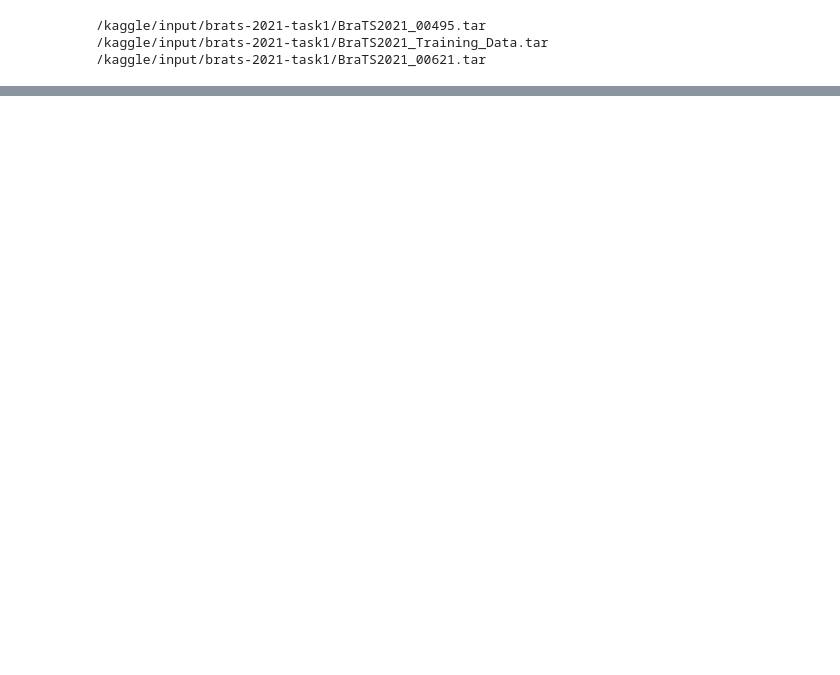
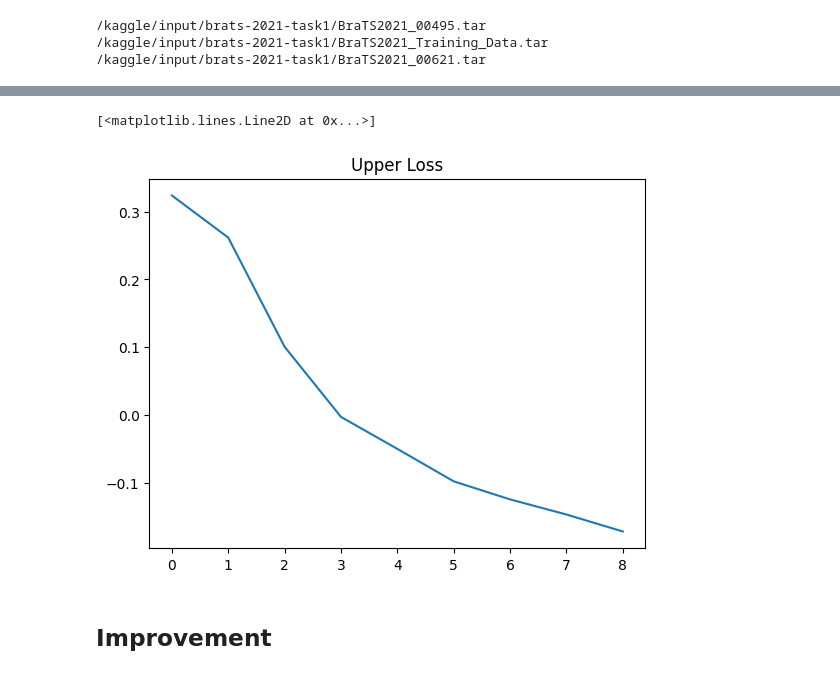
Before and after one commit to vrs-darkness/Triad-Net, a Jupyter notebook: triadnet.ipynb, the cells around one changed output, grey strips where cells are left out. Cells and saved outputs as stored; diff of their text form; code cells hidden in the pictures; blank space fills up the shorter version.

```diff
--- a/triadnet.ipynb
+++ b/triadnet.ipynb
@@ -154,7 +156,7 @@ def Model_main(inp_shape,K):
     X2 = Conv3D(32,K,padding='same')(X2)
     X2 = GroupNormalization(groups=32,axis=-1)(X2)
     X2 = Activation('relu')(X2)
-    X3 = MaxPooling3D(2)(X3)
+    X3 = MaxPooling3D(2)(X2)
     # Block 2
     X3 = Conv3D(64,K,padding='same')(X3)
     X3 = GroupNormalization(groups=64,axis=-1)(X3)
@@ -236,7 +273,7 @@ for layers in Main.layers:
     layers.trainable = 'false'
 # %%
 Branch_lower = Branch()
-model_lower_main  = Sequential([Main,Branch_mean])
+model_lower_main  = Sequential([Main,Branch_lower])
 Loss_lower = Tversky_loss(al=0.2,bet=0.8)
 model_lower_main.compile(optimizer=opt,loss=Loss_lower.loss,metrics=metric.metric)
 history_lower = model_lower_main.fit(xtrain,ytrain,epochs=10)
@@ -257,3 +342,8 @@ plt.plot(history_lower.history['loss'][1:])
 # %%
 plt.title("Upper Loss")
-plt.plot(history_upper.history['loss'][1:])
+plt.plot(history_lower.history['loss'][1:])
+# %% [output]
+[<matplotlib.lines.Line2D at 0x...>]
+[figure, added]
+# %% [markdown]
+## Improvement
```
Also changed, not shown: parts of 18 cells of this notebook.
